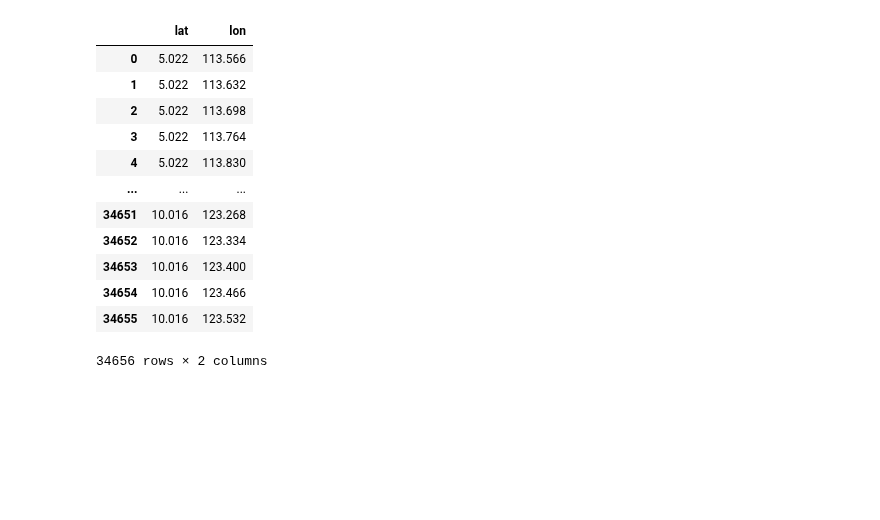
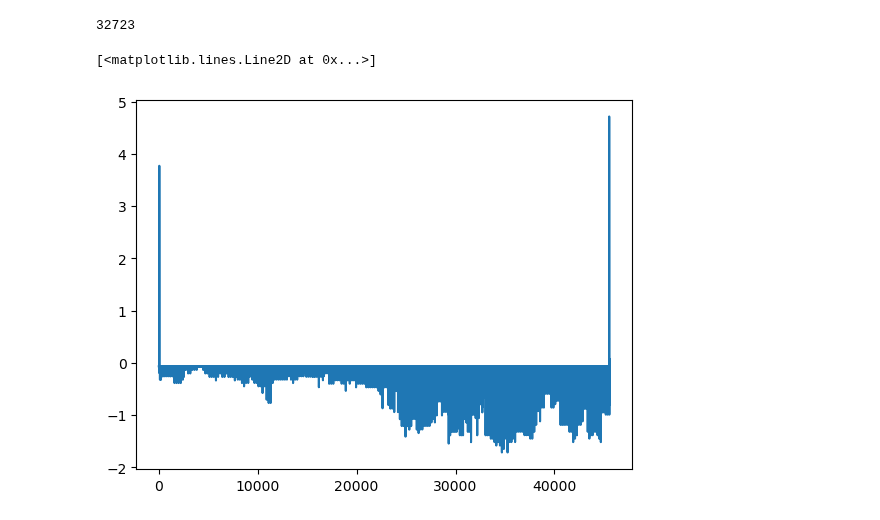
Before and after one commit to cl20813/GEMS_TCO, a Jupyter notebook: data_preprocessing/experiment.ipynb, the cells around one changed output. Saved outputs shown, nothing was run; the diff lists cells and outputs as text; code cells hidden in the pictures; blank space fills up the shorter version.

```diff
--- a/data_preprocessing/experiment.ipynb
+++ b/data_preprocessing/experiment.ipynb
@@ -171,17 +409,13 @@ instance = center_matching_hour(df, lat_start, lat_end, lon_start, lon_end)
 # %%
-center_points = instance.make_center_points(step_lat = 0.022, step_lon= 0.066)
-center_points
+center_points = instance.make_center_points(step_lat = 0.03, step_lon= 0.069)
+coarse_cen_map = instance.coarse_by_center(data_map_hour, center_points)
+coarse_cen_map['y23m07day01_hm00:59']['ColumnAmountO3'].nunique()
 # %% [output]
-|  | lat | lon |
-| 0 | 5.022 | 113.566 |
-| 1 | 5.022 | 113.632 |
-| 2 | 5.022 | 113.698 |
-| 3 | 5.022 | 113.764 |
-| 4 | 5.022 | 113.830 |
-| ... | ... | ... |
-| 34651 | 10.016 | 123.268 |
-| 34652 | 10.016 | 123.334 |
-| 34653 | 10.016 | 123.400 |
-| 34654 | 10.016 | 123.466 |
-| 34655 | 10.016 | 123.532 |
-34656 rows × 2 columns
+32723
+# %%
+a = data_map_hour['y24m07day01_hm00:59']['Longitude']-data_map_hour['y24m07day01_hm00:59']['Longitude'].shift()
+a = a[ abs(a)<5]
+plt.plot(a[1:])
+# %% [output]
+[<matplotlib.lines.Line2D at 0x...>]
+[figure, added]
```
Also changed, not shown: parts of 19 cells of this notebook, 7 other files.
